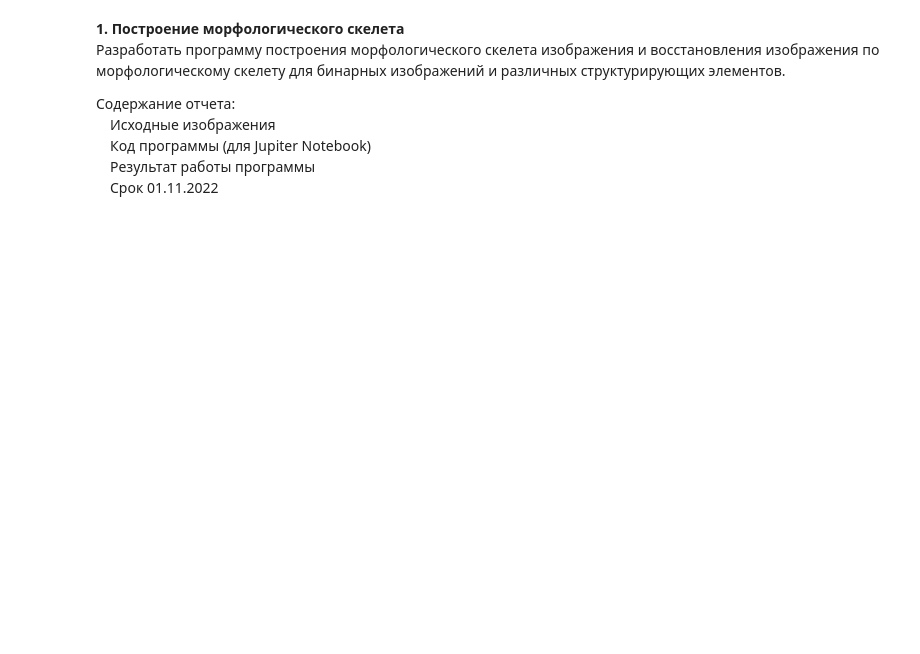
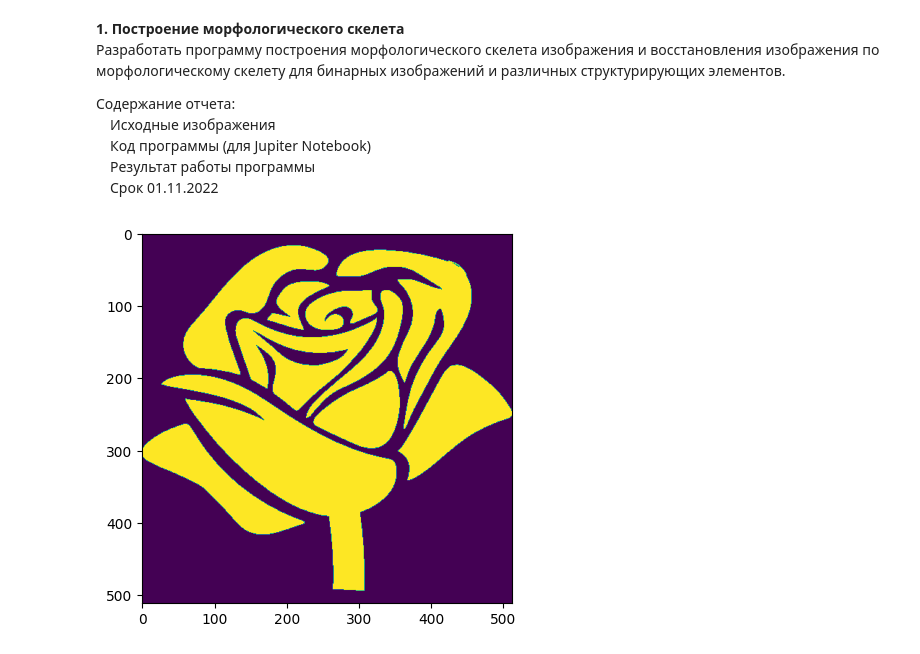
Before and after one commit to SubaruFallout/BasicOfDigitalImageProcessing, a Jupyter notebook: constructionOfMorphologicalSkeleton.ipynb, the cells around one changed output. Cells and saved outputs as stored; diff of their text form; code cells hidden in the pictures; blank space fills up the shorter version.

```diff
--- a/constructionOfMorphologicalSkeleton.ipynb
+++ b/constructionOfMorphologicalSkeleton.ipynb
@@ -16,7 +18,10 @@ import numpy as np
 # %%
 # read image
-img = cv2.imread("resouces/rose_binary.png")
-cv2.imshow("rose", img)
-cv2.waitKey(0)
+img = cv2.imread("resouces/rose_binary.png", cv2.IMREAD_GRAYSCALE)
+img = cv2.bitwise_not(img)
 
-cv2.destroyAllWindows()
+plt.imshow(img)
+plt.show()
+orig_img = img.copy()
+# %% [output]
+[figure, added]
```
Also changed, not shown: parts of 4 cells of this notebook.
